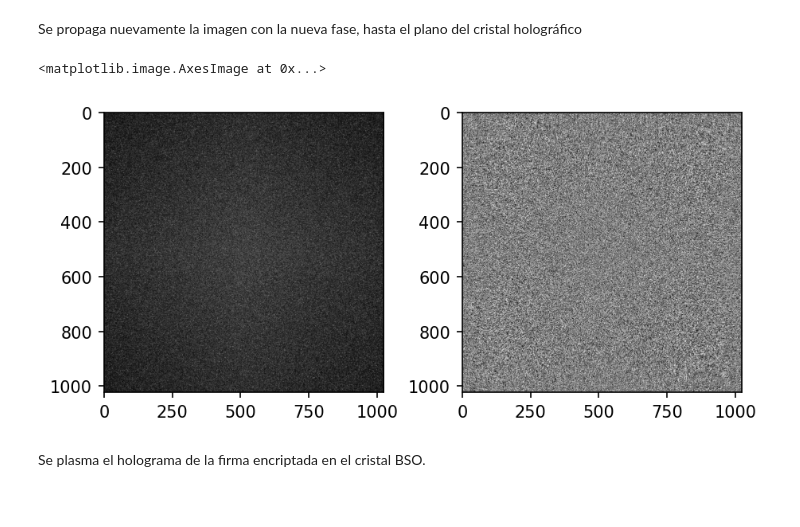
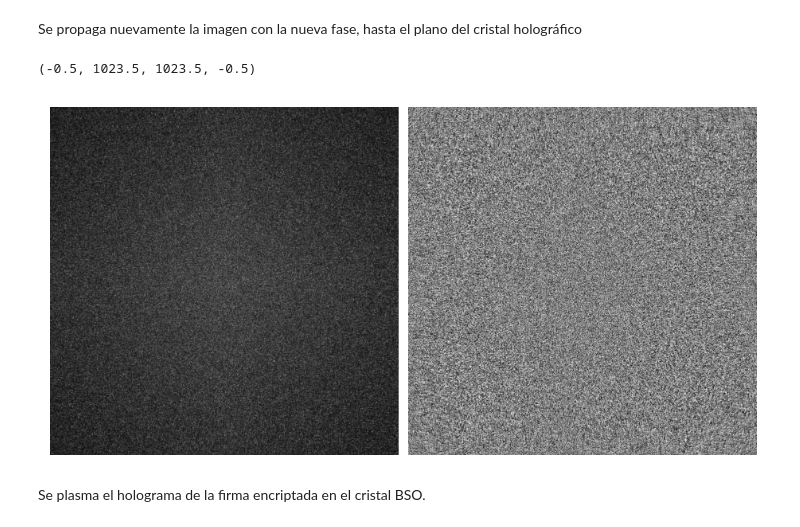
Before and after one commit to jcromeroru/Proyecto, a Jupyter notebook: Encript.ipynb, the cells around one changed output. Drawn from its saved outputs; the diff is of its cells as text; code cells hidden in the pictures.

```diff
--- a/Encript.ipynb
+++ b/Encript.ipynb
@@ -113,15 +114,16 @@ Se propaga nuevamente la imagen con la nueva fase, hasta el plano del cristal ho
 # %%
 z2=prop(K,60*cm,k0,dx)
 
 fig, (ax1, ax2) = plt.subplots(1, 2,constrained_layout=True,dpi=150)
 ax1 = plt.subplot(1,2,1)
 ax1.imshow(np.abs(z2), cmap='gray')
-
+plt.axis("off")
 ax2 = plt.subplot(1,2,2)
 ax2.imshow(np.angle(z2), cmap='gray')
+plt.axis("off")
 # %% [output]
-<matplotlib.image.AxesImage at 0x...>
+(-0.5, 1023.5, 1023.5, -0.5)
-[figure, old version]
+[figure, new version]
 # %% [markdown]
 Se plasma el holograma de la firma encriptada en el cristal BSO.
 # %% [markdown]
```
Also changed, not shown: parts of 5 cells of this notebook.
